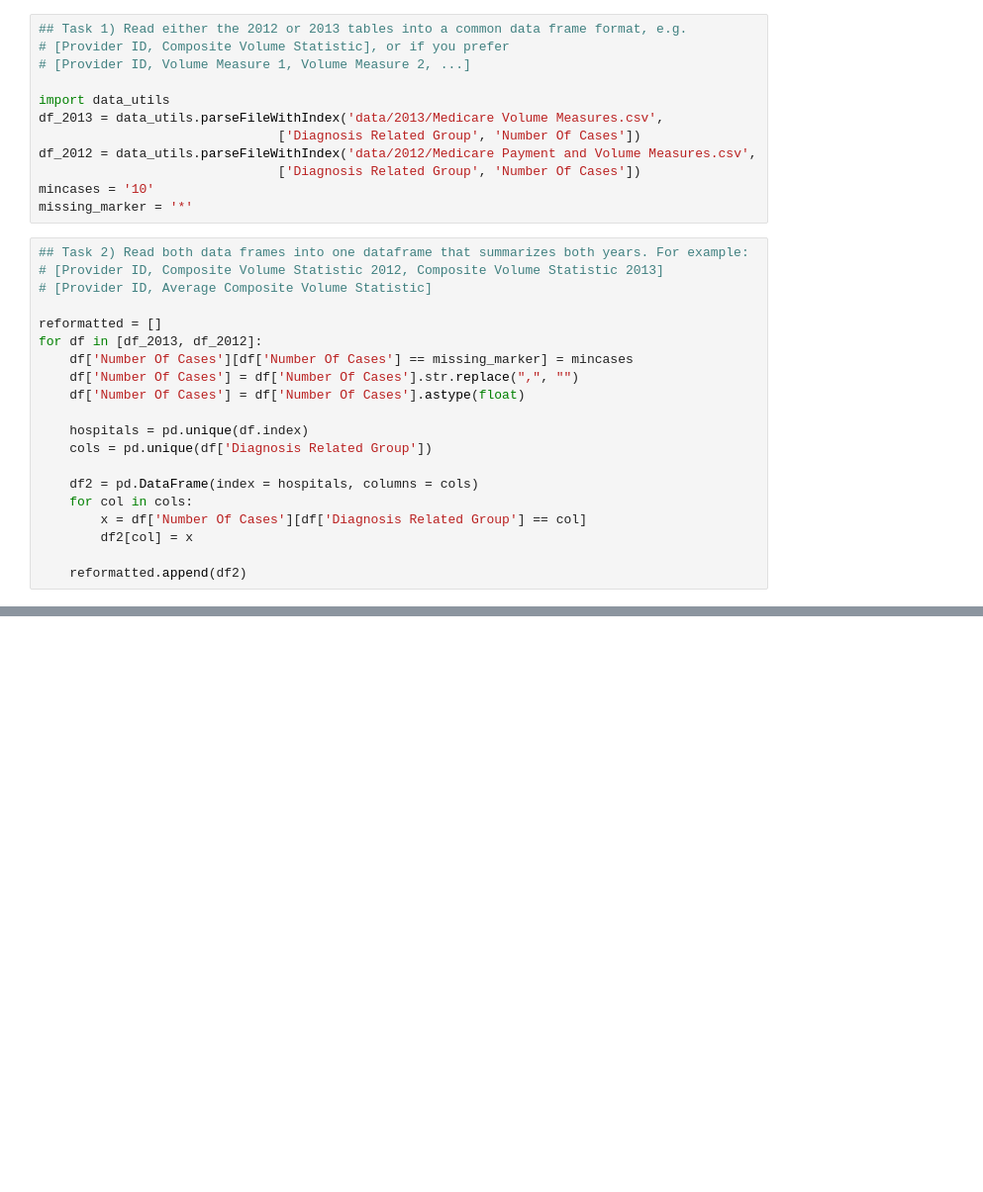
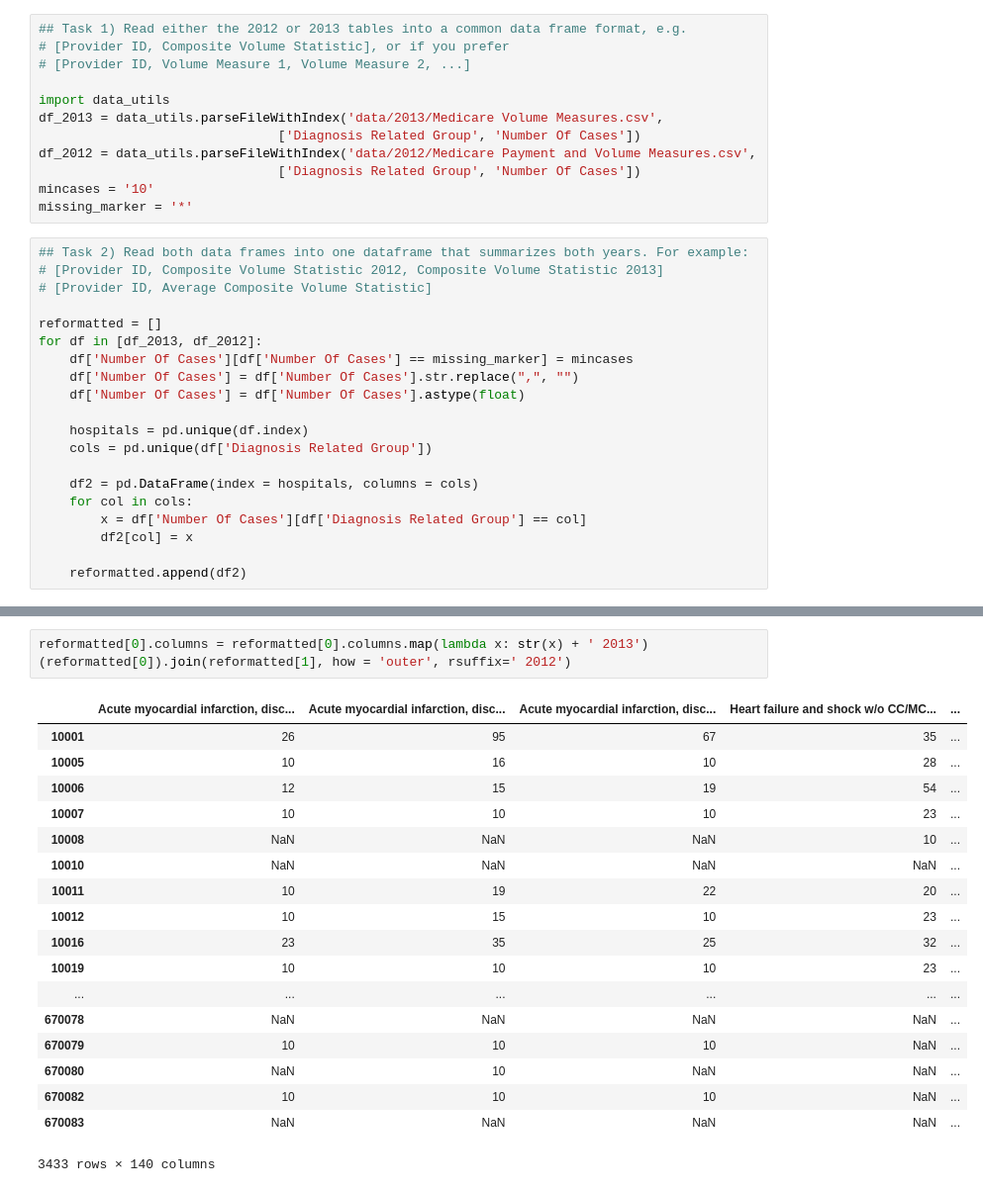
Before and after one commit to pinesol/intro-ds-hai, a Jupyter notebook: Hospital Procedure Volume Data.ipynb, the cells around one changed output, grey strips where cells are left out. Shown at 99% size. Cells and saved outputs as stored; diff of their text form; blank space fills up the shorter version.

```diff
--- a/Hospital Procedure Volume Data.ipynb
+++ b/Hospital Procedure Volume Data.ipynb
@@ -108,0 +98,22 @@ reformatted[1].head()
+# %%
+reformatted[0].columns = reformatted[0].columns.map(lambda x: str(x) + ' 2013')
+(reformatted[0]).join(reformatted[1], how = 'outer', rsuffix=' 2012')
+# %% [output]
+|  | Acute myocardial infarction, disc... | Acute myocardial infarction, disc... | Acute myocardial infarction, disc... | Heart failure and shock w/o CC/MC... | ... |
+| 10001 | 26 | 95 | 67 | 35 | ... |
+| 10005 | 10 | 16 | 10 | 28 | ... |
+| 10006 | 12 | 15 | 19 | 54 | ... |
+| 10007 | 10 | 10 | 10 | 23 | ... |
+| 10008 | NaN | NaN | NaN | 10 | ... |
+| 10010 | NaN | NaN | NaN | NaN | ... |
+| 10011 | 10 | 19 | 22 | 20 | ... |
+| 10012 | 10 | 15 | 10 | 23 | ... |
+| 10016 | 23 | 35 | 25 | 32 | ... |
+| 10019 | 10 | 10 | 10 | 23 | ... |
+| ... | ... | ... | ... | ... | ... |
+| 670078 | NaN | NaN | NaN | NaN | ... |
+| 670079 | 10 | 10 | 10 | NaN | ... |
+| 670080 | NaN | 10 | NaN | NaN | ... |
+| 670082 | 10 | 10 | 10 | NaN | ... |
+| 670083 | NaN | NaN | NaN | NaN | ... |
+3433 rows × 140 columns
```
Also changed, not shown: parts of 3 cells of this notebook.
